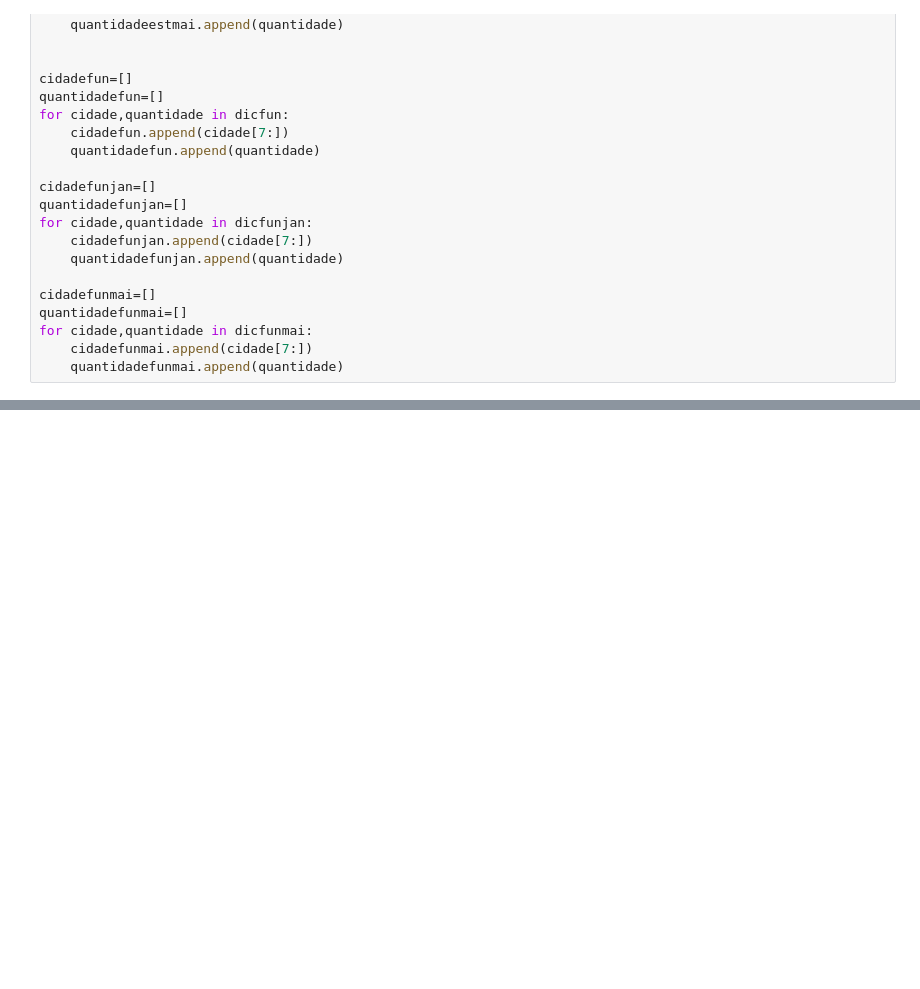
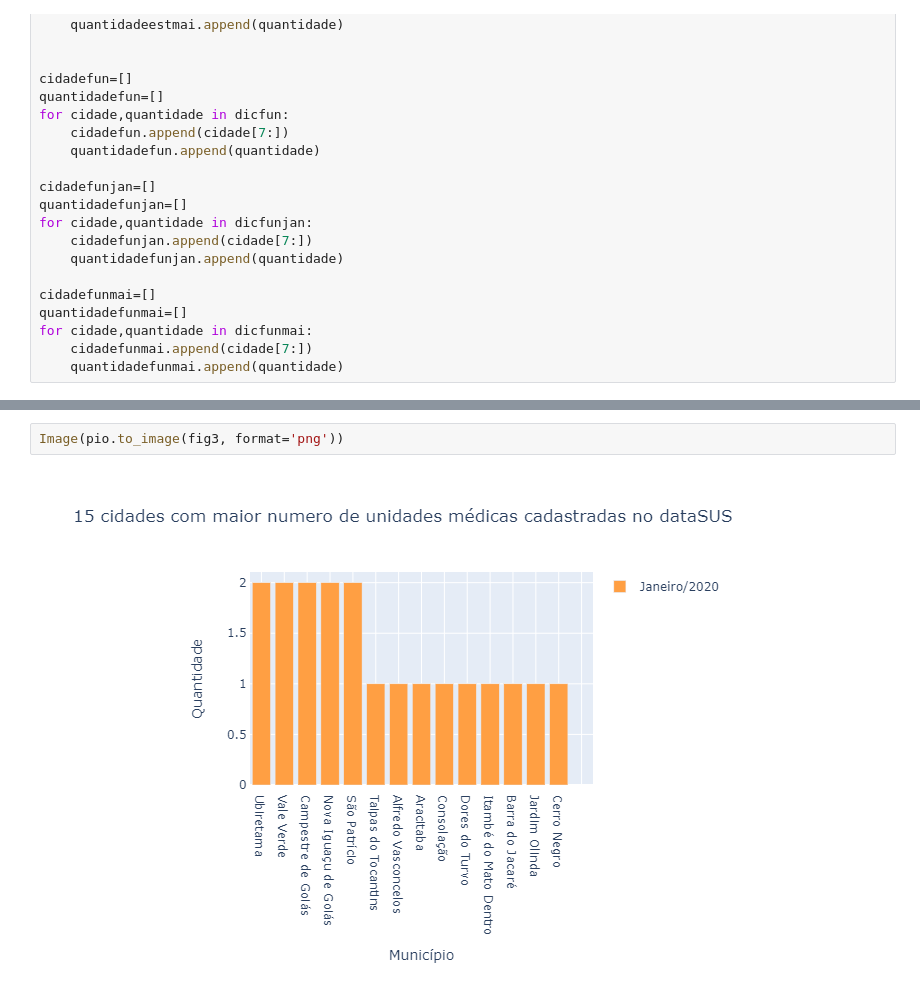
Before and after one commit to MaguinhoD/An-lise-de-dados-do-SUS-por-Estabelecimento-m-dico-e-Funcion-rios, a Jupyter notebook: ANALISE DE DADOS SAUDE.ipynb, the cells around one changed output, grey strips where cells are left out. Saved outputs shown, nothing was run; the diff lists cells and outputs as text; blank space fills up the shorter version.

```diff
--- a/ANALISE DE DADOS SAUDE.ipynb
+++ b/ANALISE DE DADOS SAUDE.ipynb
@@ -136,3 +147,7 @@ py.iplot(fig)
+# %%
+Image(pio.to_image(fig3, format='png'))
+# %% [output]
+[figure, added]
 # %%
 #Plotagem do gráfico com as 9 cidades que possuem o maior número de funcionarios da área da saúde cadastrados no dataSUS
 x1=go.Bar(x=cidadefunmai[1:10],y=quantidadefunmai[1:10],name="Maio/2019")
```
Also changed, not shown: parts of 8 cells of this notebook.
